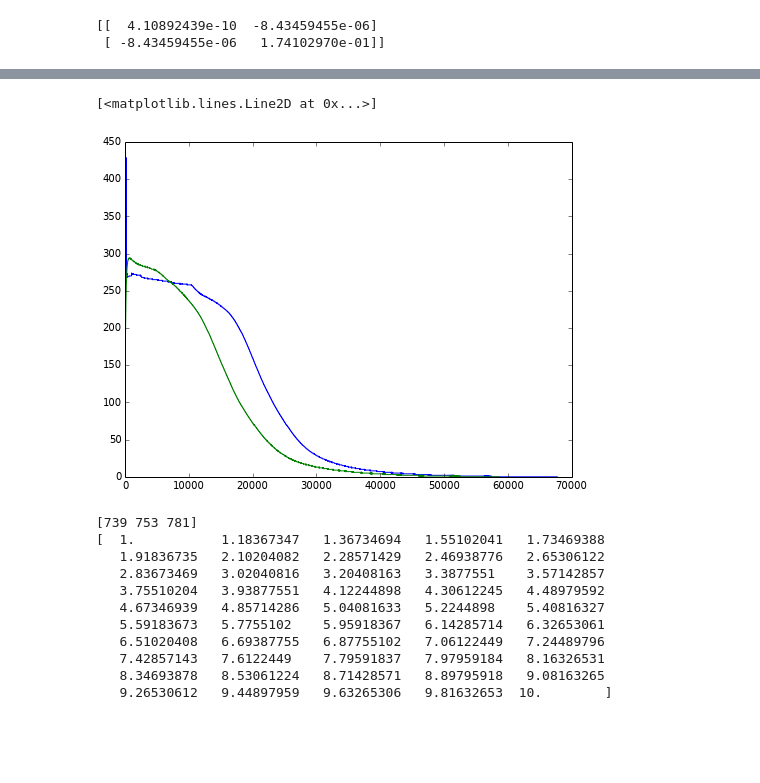
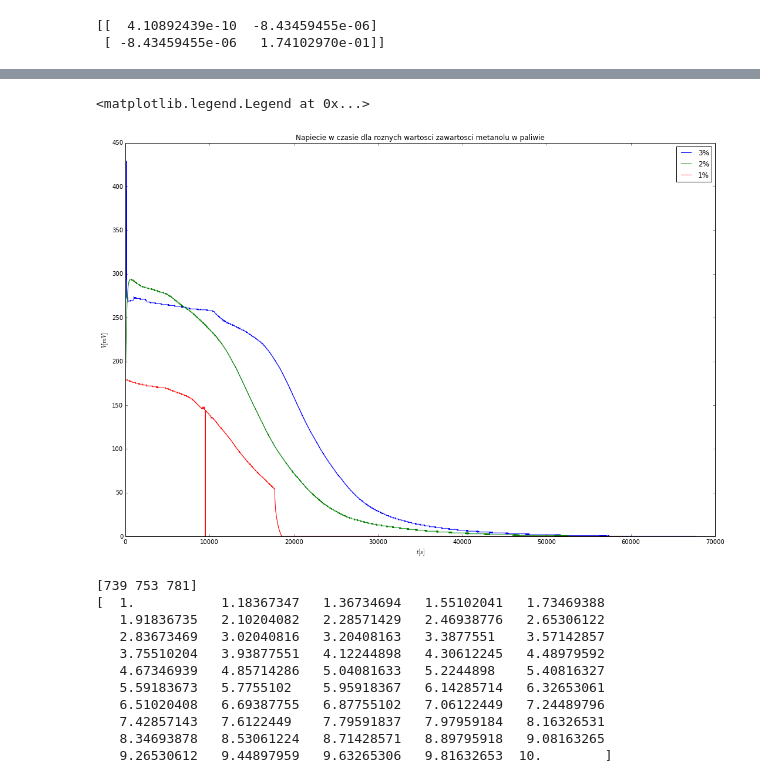
Before and after one commit to atteroTheGreatest/labfiz2, a Jupyter notebook: projekt/ogniwko.ipynb, the cells around one changed output, grey strips where cells are left out. Saved outputs shown, nothing was run; the diff lists cells and outputs as text; code cells hidden in the pictures; blank space fills up the shorter version.

```diff
--- a/projekt/ogniwko.ipynb
+++ b/projekt/ogniwko.ipynb
@@ -3,8 +3,8 @@ import pandas as pd
 # %%
 measurement72 = pd.read_csv('pomiar_72h_3procent.csv')
 # %%
-
 measurement2perc = pd.read_csv('pomiar_60ks_2procent.csv')
+measurement1perc = pd.read_csv('pomiar_60ks_1procent.csv')
 # %%
 %matplotlib inline
 # %%
@@ -164,17 +86,24 @@ plt.show()
 # %%
 x = measurement72['t[s]']
 y = measurement72['U[mV]']
 
 x2 = measurement2perc['t[s]']
 y2 = measurement2perc['U[mV]']
 
+x3 = measurement1perc['t[s]']
+y3 = measurement1perc['U[mV]']
 
-fig, ax = plt.subplots(nrows=1, ncols=1, sharex=True, figsize=(8, 6))
-ax.plot(x, y)
-ax.plot(x2, y2)
+fig, ax = plt.subplots(nrows=1, ncols=1, sharex=True, figsize=(18, 12))
+ax.plot(x, y, label=r'3%')
+ax.plot(x2, y2, label=r'2%')
+ax.plot(x3, y3, label=r'1%')
+ax.set_title(r"Napiecie w czasie dla roznych wartosci zawartosci metanolu w paliwie")
+ax.set_xlabel(r"$t[s]$")
+ax.set_ylabel(r"$V[mV]$")
+ax.legend(loc='top left')
 # %% [output]
-[<matplotlib.lines.Line2D at 0x...>]
+<matplotlib.legend.Legend at 0x...>
-[figure, old version]
+[figure, new version]
 # %%
 #time
 
```
Also changed, not shown: parts of 7 cells of this notebook, 1 other file.
